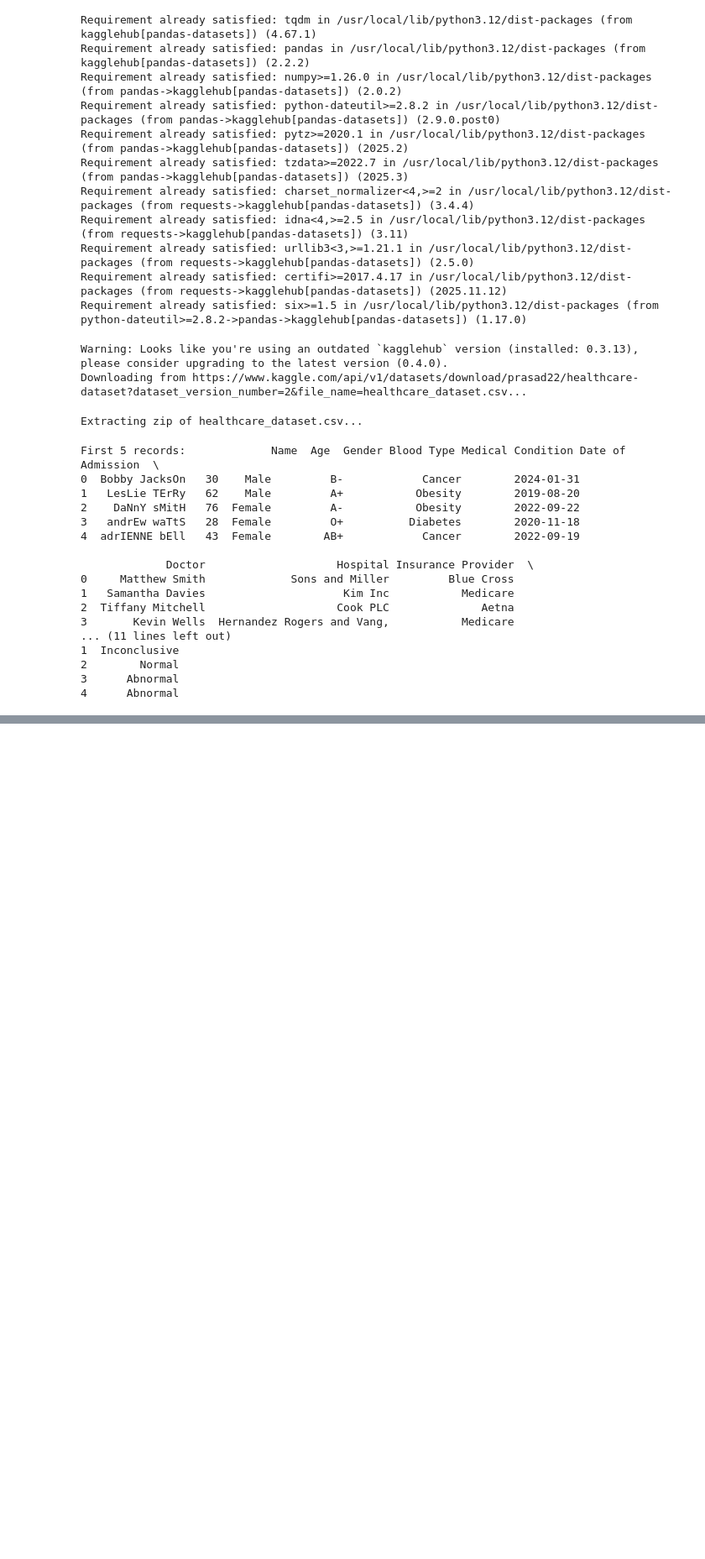
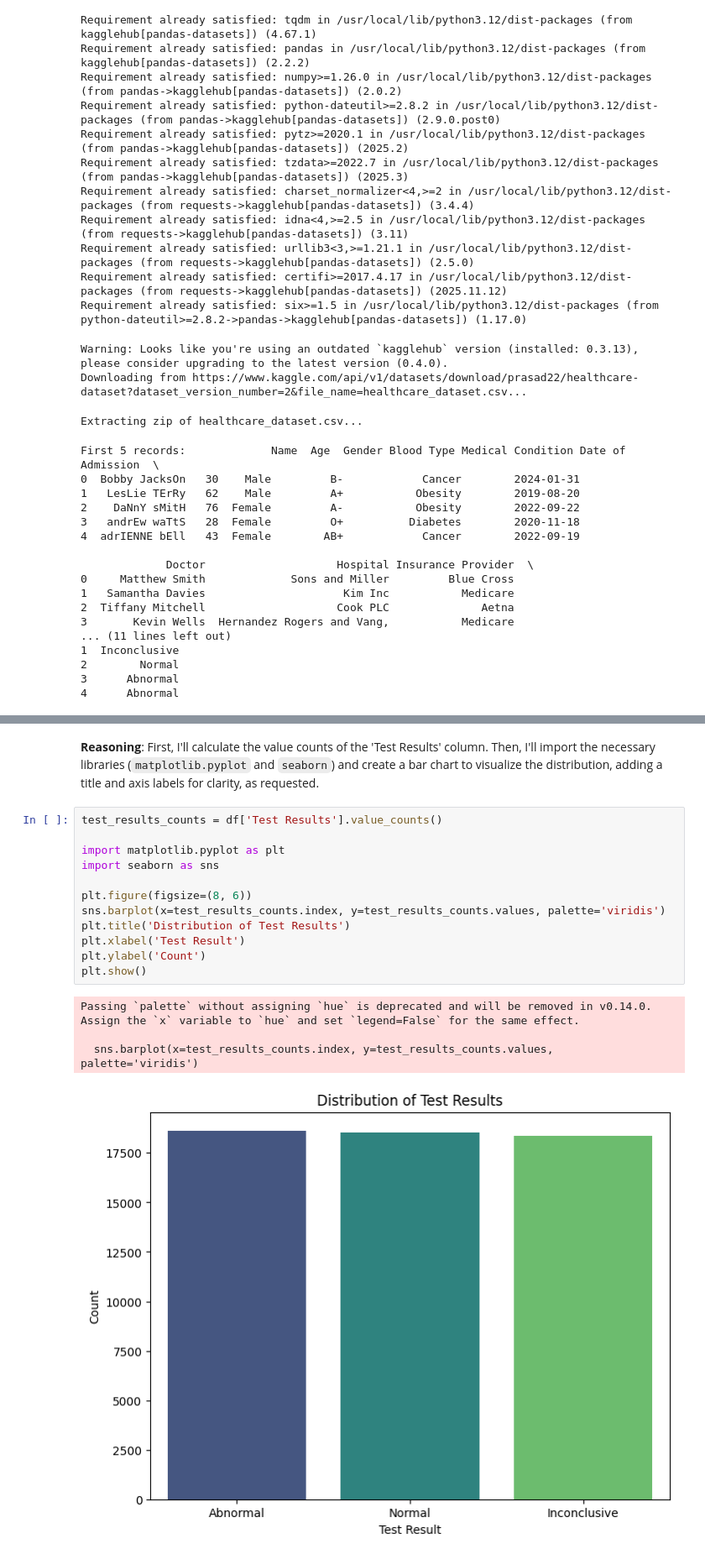
Before and after one commit to muhammad-rizvi/Healthcare-Analysis-Project, a Jupyter notebook: Healthcare_Analysis.ipynb, the cells around one changed output, grey strips where cells are left out. Shown at 84% size. Cells and saved outputs as stored; diff of their text form; blank space fills up the shorter version.

```diff
--- a/Healthcare_Analysis.ipynb
+++ b/Healthcare_Analysis.ipynb
@@ -68,0 +77,20 @@ df.head() #first 5 rows
+# %% [markdown]
+**Reasoning**:
+First, I'll calculate the value counts of the 'Test Results' column. Then, I'll import the necessary libraries (`matplotlib.pyplot` and `seaborn`) and create a bar chart to visualize the distribution, adding a title and axis labels for clarity, as requested.
+# %%
+test_results_counts = df['Test Results'].value_counts()
+
+import matplotlib.pyplot as plt
+import seaborn as sns
+
+plt.figure(figsize=(8, 6))
+sns.barplot(x=test_results_counts.index, y=test_results_counts.values, palette='viridis')
+plt.title('Distribution of Test Results')
+plt.xlabel('Test Result')
+plt.ylabel('Count')
+plt.show()
+# %% [output]
+Passing `palette` without assigning `hue` is deprecated and will be removed in v0.14.0. Assign the `x` variable to `hue` and set `legend=False` for the same effect.
+
+  sns.barplot(x=test_results_counts.index, y=test_results_counts.values, palette='viridis')
+[figure, added]
```
Also changed, not shown: parts of 7 cells of this notebook.
